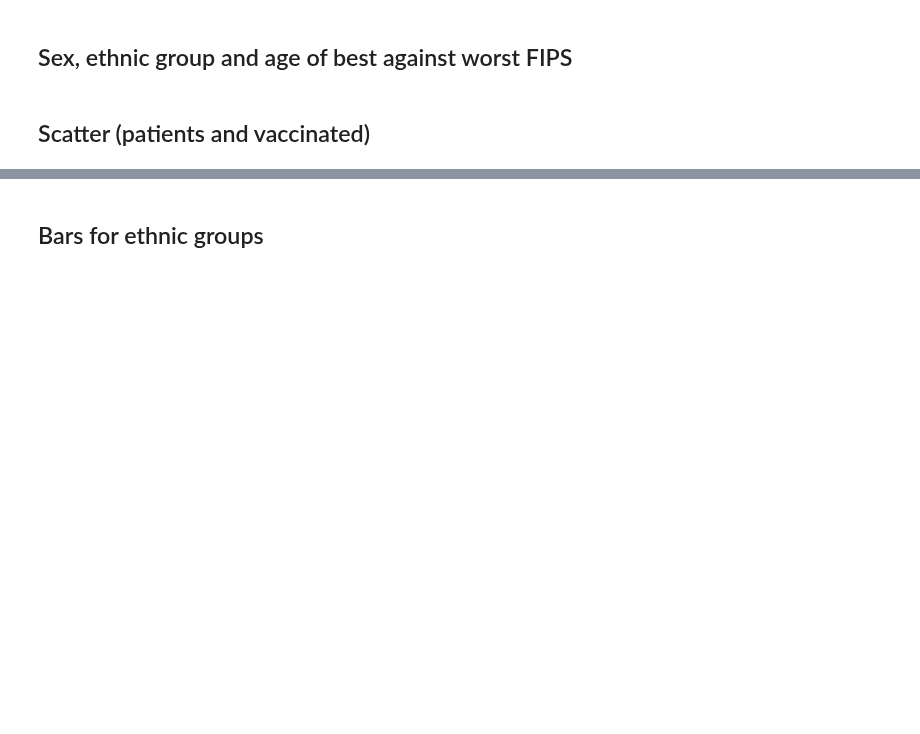
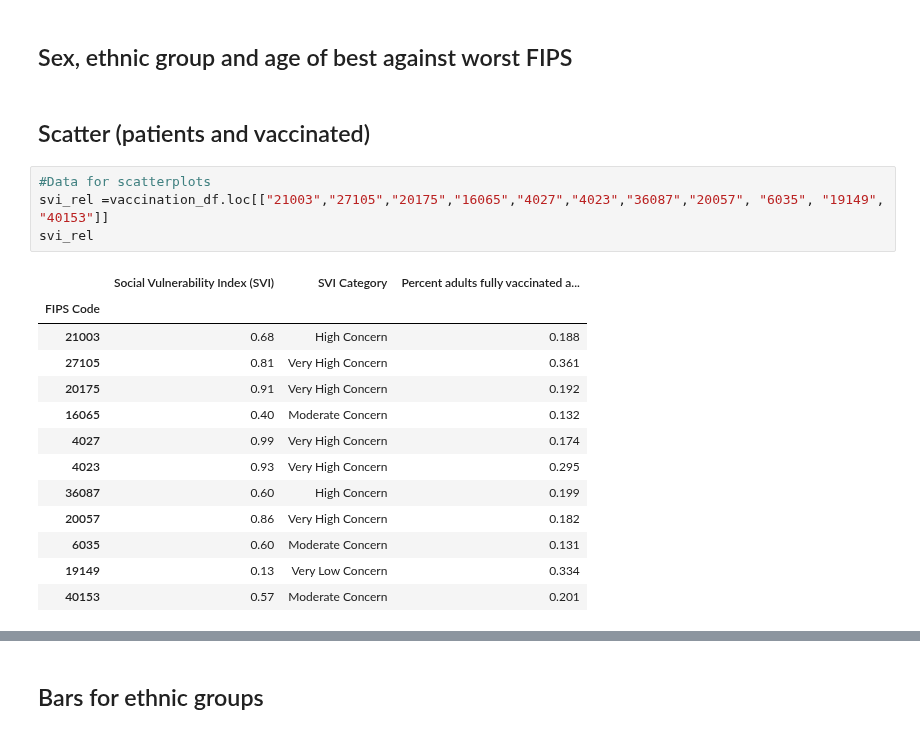
Before and after one commit to mgeffroy/P1-US-COVID-19-Vaccination-Campaign, a Jupyter notebook: P1.3_Data_Analysis-Mariana.ipynb, the cells around one changed output, grey strips where cells are left out. Drawn from its saved outputs; the diff is of its cells as text; blank space fills up the shorter version.

```diff
--- a/P1.3_Data_Analysis-Mariana.ipynb
+++ b/P1.3_Data_Analysis-Mariana.ipynb
@@ -424,3 +423,21 @@ plt.savefig("figures/rel_val_counties.png",dpi=300, bbox_inches = "tight")
 ## Sex, ethnic group and age of best against worst FIPS
 # %% [markdown]
 ## Scatter (patients and vaccinated)
+# %%
+#Data for scatterplots
+svi_rel =vaccination_df.loc[["21003","27105","20175","16065","4027","4023","36087","20057", "6035", "19149", "40153"]]
+svi_rel
+# %% [output]
+|  | Social Vulnerability Index (SVI) | SVI Category | Percent adults fully vaccinated a... |
+| FIPS Code |  |  |  |
+| 21003 | 0.68 | High Concern | 0.188 |
+| 27105 | 0.81 | Very High Concern | 0.361 |
+| 20175 | 0.91 | Very High Concern | 0.192 |
+| 16065 | 0.40 | Moderate Concern | 0.132 |
+| 4027 | 0.99 | Very High Concern | 0.174 |
+| 4023 | 0.93 | Very High Concern | 0.295 |
+| 36087 | 0.60 | High Concern | 0.199 |
+| 20057 | 0.86 | Very High Concern | 0.182 |
+| 6035 | 0.60 | Moderate Concern | 0.131 |
+| 19149 | 0.13 | Very Low Concern | 0.334 |
+| 40153 | 0.57 | Moderate Concern | 0.201 |
```
Also changed, not shown: parts of 6 cells of this notebook, 1 other file.
